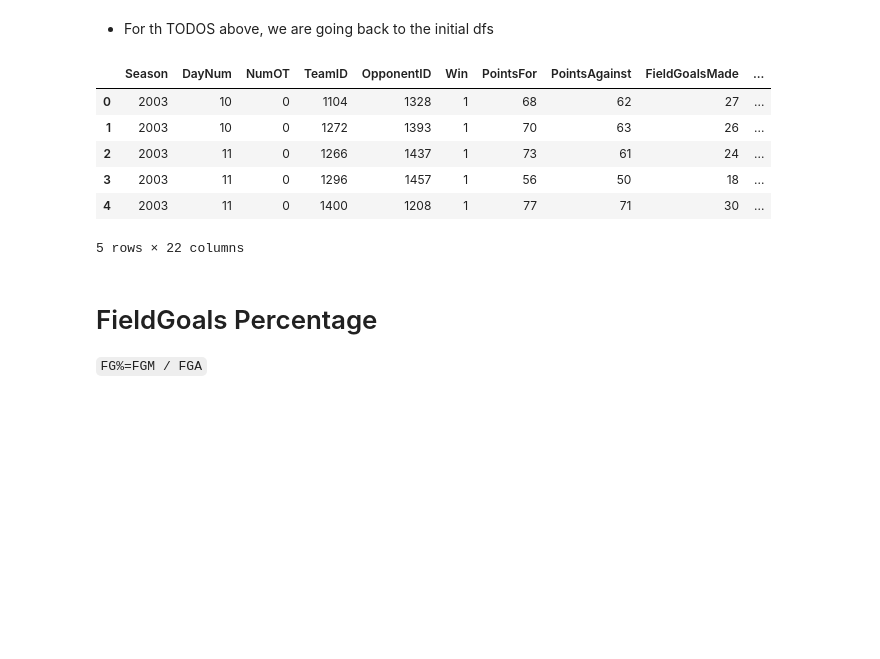
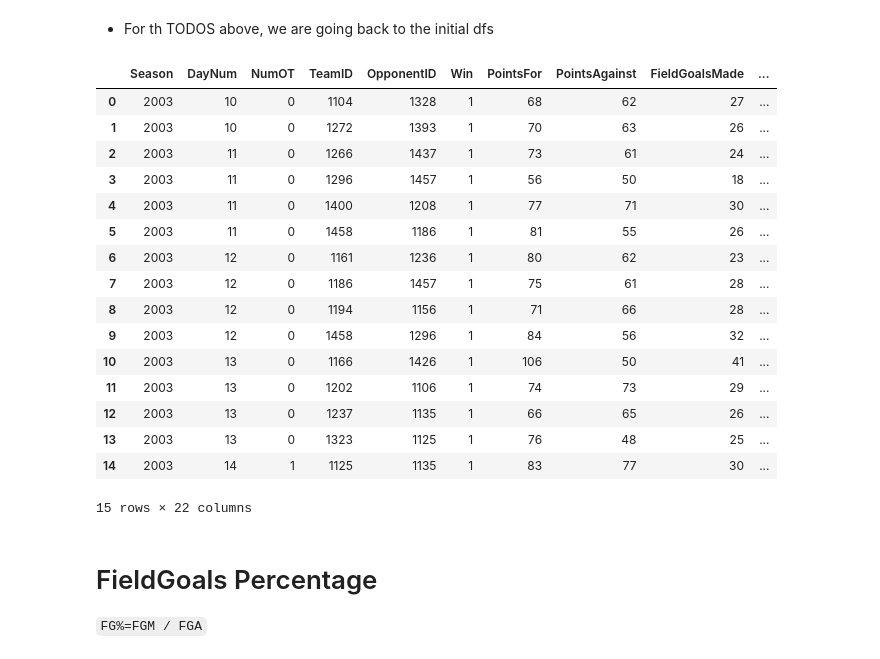
Before and after one commit to Barderus/MarchMadness-Kaggle, a Jupyter notebook: notebooks/EDA.ipynb, the cells around one changed output. Saved outputs shown, nothing was run; the diff lists cells and outputs as text; code cells hidden in the pictures; blank space fills up the shorter version.

```diff
--- a/notebooks/EDA.ipynb
+++ b/notebooks/EDA.ipynb
@@ -278,15 +278,25 @@ I'm still confused about seeds information and how to properly use them
 - For th TODOS above, we are going back to the initial dfs
 # %%
 games_men = pd.concat([winner_df, loser_df], ignore_index=True)
-games_men.head()
+games_men.head(15)
 # %% [output]
 |  | Season | DayNum | NumOT | TeamID | OpponentID | Win | PointsFor | PointsAgainst | FieldGoalsMade | ... |
 | 0 | 2003 | 10 | 0 | 1104 | 1328 | 1 | 68 | 62 | 27 | ... |
 | 1 | 2003 | 10 | 0 | 1272 | 1393 | 1 | 70 | 63 | 26 | ... |
 | 2 | 2003 | 11 | 0 | 1266 | 1437 | 1 | 73 | 61 | 24 | ... |
 | 3 | 2003 | 11 | 0 | 1296 | 1457 | 1 | 56 | 50 | 18 | ... |
 | 4 | 2003 | 11 | 0 | 1400 | 1208 | 1 | 77 | 71 | 30 | ... |
+| 5 | 2003 | 11 | 0 | 1458 | 1186 | 1 | 81 | 55 | 26 | ... |
+| 6 | 2003 | 12 | 0 | 1161 | 1236 | 1 | 80 | 62 | 23 | ... |
+| 7 | 2003 | 12 | 0 | 1186 | 1457 | 1 | 75 | 61 | 28 | ... |
+| 8 | 2003 | 12 | 0 | 1194 | 1156 | 1 | 71 | 66 | 28 | ... |
+| 9 | 2003 | 12 | 0 | 1458 | 1296 | 1 | 84 | 56 | 32 | ... |
+| 10 | 2003 | 13 | 0 | 1166 | 1426 | 1 | 106 | 50 | 41 | ... |
+| 11 | 2003 | 13 | 0 | 1202 | 1106 | 1 | 74 | 73 | 29 | ... |
+| 12 | 2003 | 13 | 0 | 1237 | 1135 | 1 | 66 | 65 | 26 | ... |
+| 13 | 2003 | 13 | 0 | 1323 | 1125 | 1 | 76 | 48 | 25 | ... |
+| 14 | 2003 | 14 | 1 | 1125 | 1135 | 1 | 83 | 77 | 30 | ... |
-5 rows × 22 columns
+15 rows × 22 columns
 # %% [markdown]
 # FieldGoals Percentage
 `FG%=FGM / FGA`
```
Also changed, not shown: parts of 4 cells of this notebook.
